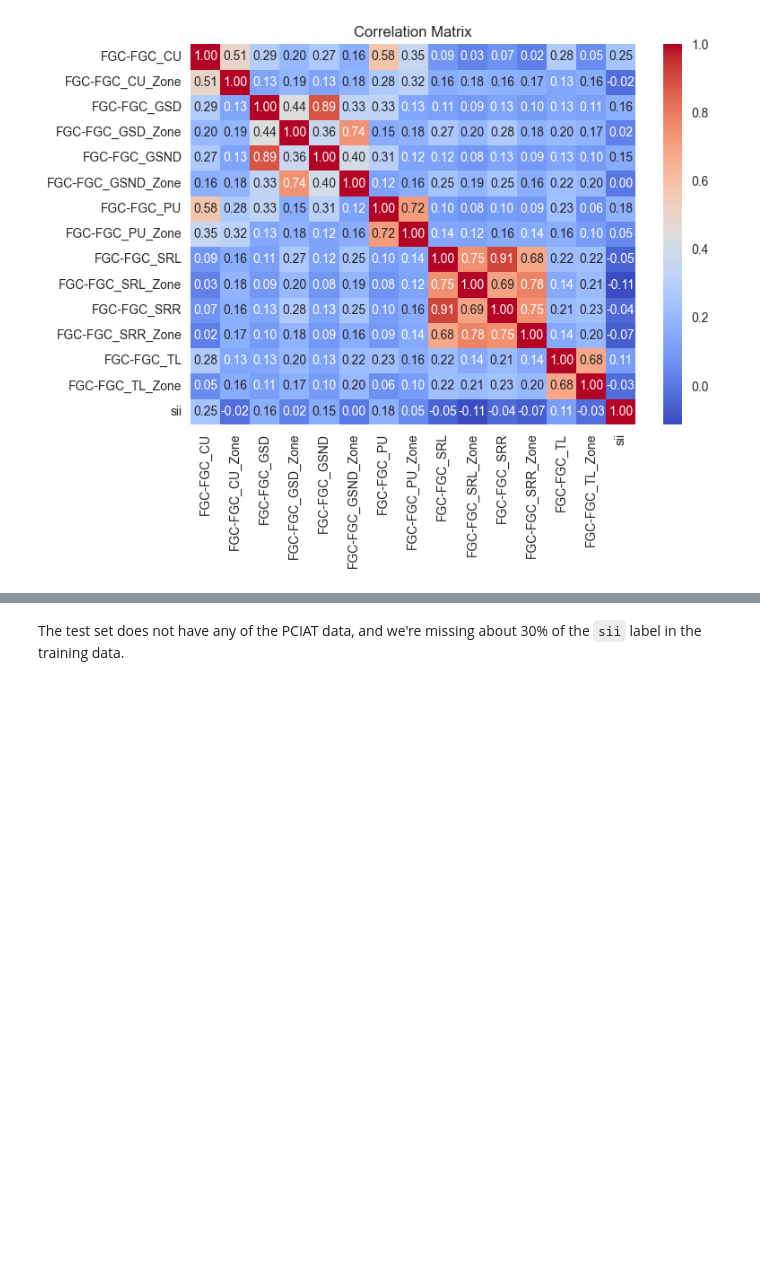
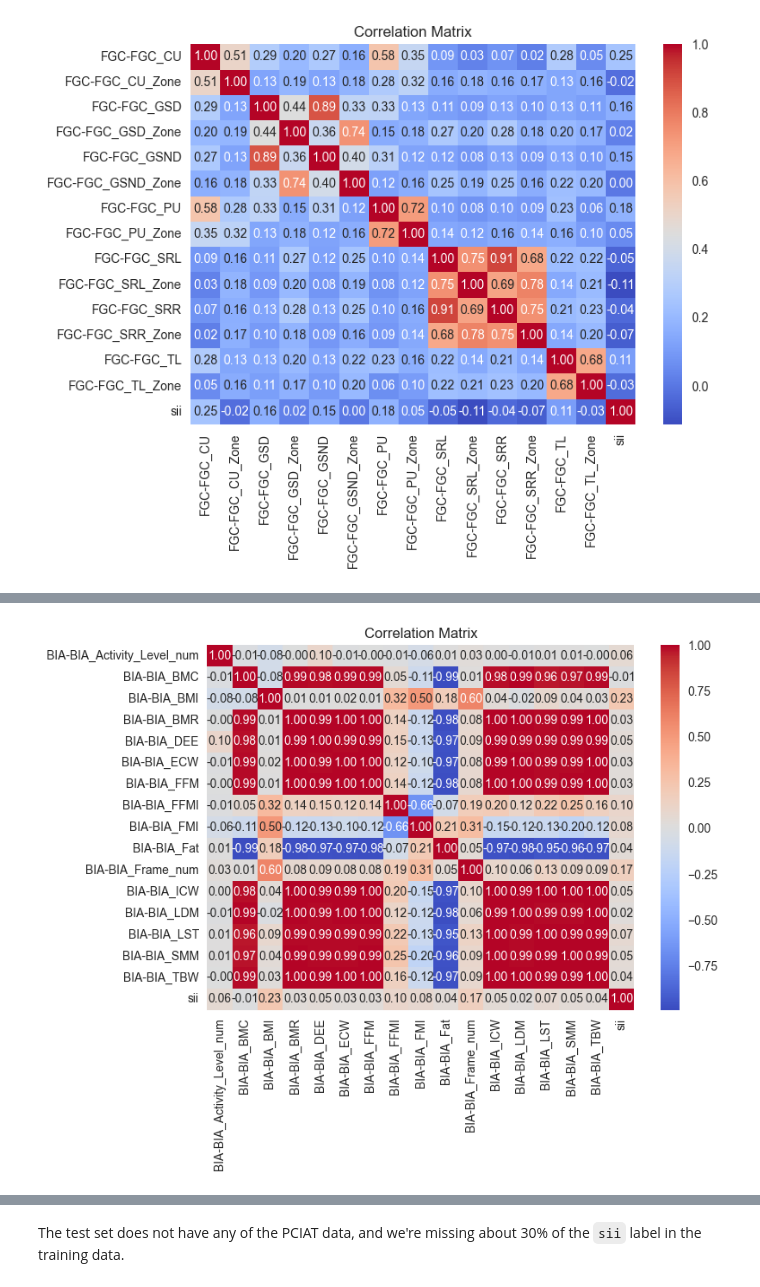
Before and after one commit to crmueller100/child-mind-institute-problematic-internet-use, a Jupyter notebook: predict_severity_impairment_index.ipynb, the cells around one changed output, grey strips where cells are left out. Drawn from its saved outputs; the diff is of its cells as text; code cells hidden in the pictures; blank space fills up the shorter version.

```diff
--- a/predict_severity_impairment_index.ipynb
+++ b/predict_severity_impairment_index.ipynb
@@ -227,0 +213,3 @@ train_df
+# %%
+bia_cols = list(train_df.filter(like='BIA-').columns) + ['sii']
+train_df[bia_cols].describe()
@@ -227,0 +226,10 @@ train_df
+# %%
+bia_corr_matrix = train_df[bia_cols].drop(columns=['BIA-Season']).corr()
+bia_sorted_cols = bia_corr_matrix.columns.sort_values()
+bia_sorted_corr_matrix = bia_corr_matrix.loc[bia_sorted_cols, bia_sorted_cols]
+
+sns.heatmap(bia_sorted_corr_matrix, annot=True, cmap='coolwarm', fmt='.2f')
+plt.title('Correlation Matrix')
+plt.show()
+# %% [output]
+[figure, added]
```
Also changed, not shown: parts of 15 cells of this notebook.
